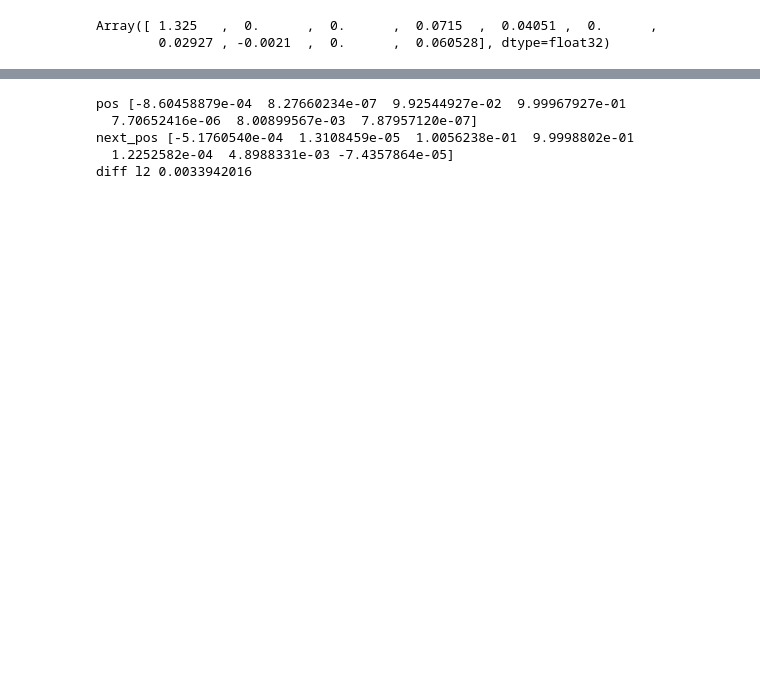
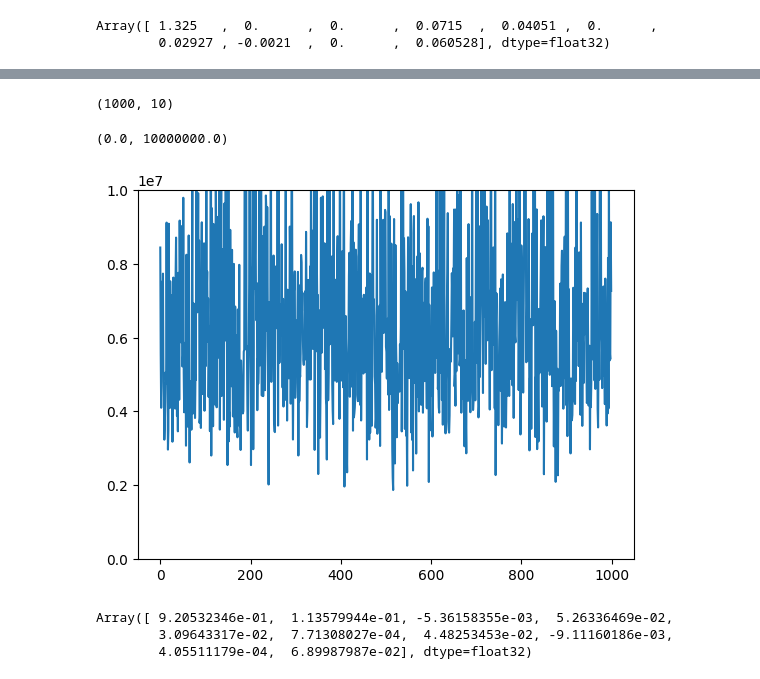
Before and after one commit to lvjonok/mujoco-sysid, a Jupyter notebook: examples/nonlinear_residuals.ipynb, the cells around one changed output, grey strips where cells are left out. Cells and saved outputs as stored; diff of their text form; code cells hidden in the pictures; blank space fills up the shorter version.

Commit message:
feat: add mppi like sampling of parameters

```diff
--- a/examples/nonlinear_residuals.ipynb
+++ b/examples/nonlinear_residuals.ipynb
@@ -29,24 +83,16 @@ Array([ 1.325   ,  0.      ,  0.      ,  0.0715  ,  0.04051 ,  0.      ,
 mjx_model = mjx.put_model(model)
 
 
-def smart_step(acc, vel, pos, ctrl, parameters):
+def smart_step(vel, pos, ctrl, parameters):
     # update the parameters
     new_model = set_dynamic_parameters(mjx_model, 1, parameters)
 
     mjx_data = mjx.make_data(new_model)
     # set initial data for the step
-    mjx_data = mjx_data.replace(qacc=acc, qvel=vel, qpos=pos, ctrl=ctrl)
+    mjx_data = mjx_data.replace(qvel=vel, qpos=pos, ctrl=ctrl)
     # step the simulation
     mjx_data = mjx.step(new_model, mjx_data)
     return mjx_data.qpos, mjx_data.qvel
-    # return mjx_data.qpos.at[0], mjx_data.qvel.at[0]
 
 
 smart_step = jax.jit(smart_step)
-# %%
-pos = jnp.array(log.data("qpos")[0])
-vel = jnp.array(log.data("qvel")[0])
-acc = jnp.array(log.data("qacc")[0])
-ctrl = jnp.array(log.data("ctrl")[0])
-
-print(pos, vel, acc, ctrl)
@@ -75,12 +104,29 @@ Array([ 0.47510388, -0.28072184,  0.3476282 ,  0.26952767,  0.85689604,
-# %%
-next_pos, next_vel = smart_step(acc, vel, pos, ctrl, theta_random)
-
-print("pos", log.data("qpos")[1])
-print("next_pos", next_pos)
-print("diff l2", jnp.linalg.norm(log.data("qpos")[1] - next_pos))
-# %% [output]
-pos [-8.60458879e-04  8.27660234e-07  9.92544927e-02  9.99967927e-01
-  7.70652416e-06  8.00899567e-03  7.87957120e-07]
-next_pos [-5.1760540e-04  1.3108459e-05  1.0056238e-01  9.9998802e-01
-  1.2252582e-04  4.8988331e-03 -7.4357864e-05]
-diff l2 0.0033942016
+# %%
+N_SAMPLES = 1_000
+key = jax.random.PRNGKey(0)
+
+
+vmapped_logchol2theta = jax.vmap(logchol2theta)
+
+
+@jax.jit
+def sample_parameters(theta):
+    """
+    Get theta estimate (10,) and return (N_SAMPLES, 10)
+    """
+    logchol = theta2logchol(theta)
+    distrib = jax.random.normal(key, shape=(N_SAMPLES, logchol.shape[0])) * 0.1
+    logchol = jnp.array([logchol] * N_SAMPLES)
+
+    # cast to theta backward
+    new_logchol = logchol + distrib
+    return new_logchol
+    # return vmapped_logchol2theta(new_logchol)
+
+
+sample_parameters(true_parameters).shape
+# %% [output]
+(1000, 10)
+# %%
+vmapped_step = jax.vmap(smart_step, in_axes=(0, 0, None, 0))
+# vmapped_step(log_qvel[0], log_qpos[0], log_ctrl[0], sample_parameters(true_parameters))
@@ -86,0 +210,19 @@ diff l2 0.0033942016
+# %%
+params = sample_parameters(true_parameters)
+
+errors = compute_error(params)
+plt.plot(errors)
+plt.ylim(0, 1e7)
+# %% [output]
+(0.0, 10000000.0)
+[figure, added]
+# %%
+# find the best parameters
+idx = jnp.argmin(errors)
+best_parameters = params[idx]
+
+logchol2theta(best_parameters)
+# %% [output]
+Array([ 9.20532346e-01,  1.13579944e-01, -5.36158355e-03,  5.26336469e-02,
+        3.09643317e-02,  7.71308027e-04,  4.48253453e-02, -9.11160186e-03,
+        4.05511179e-04,  6.89987987e-02], dtype=float32)
```
Also changed, not shown: parts of 11 cells of this notebook.
